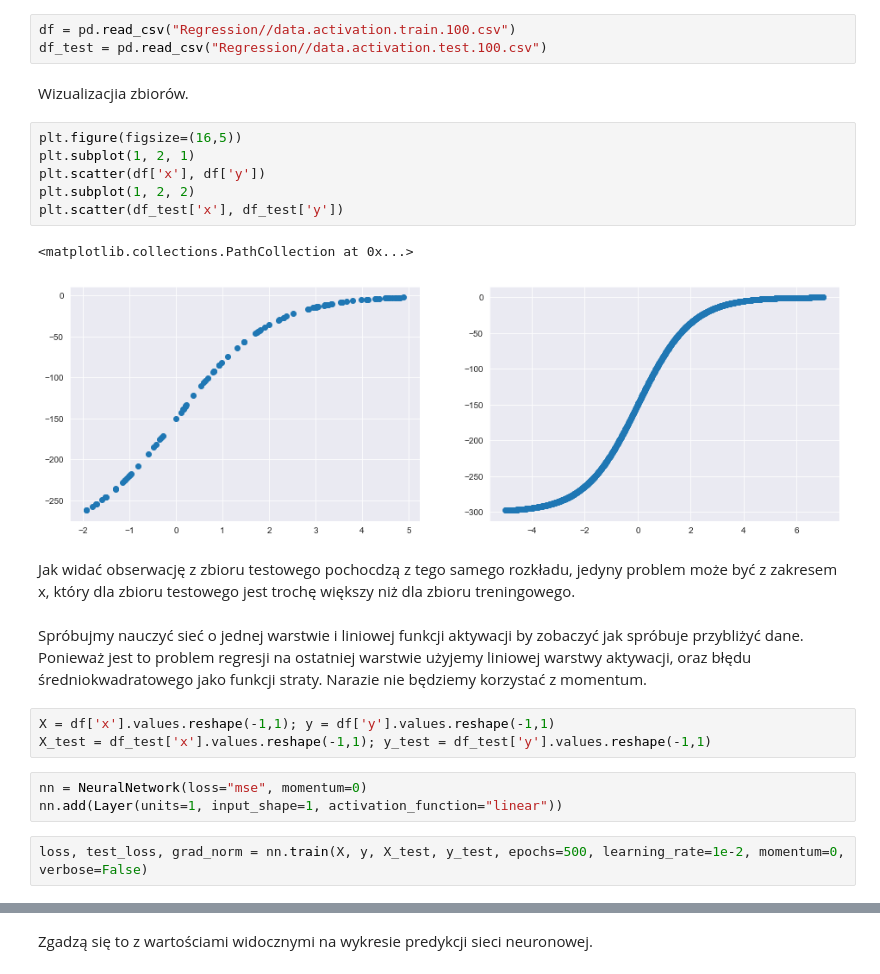
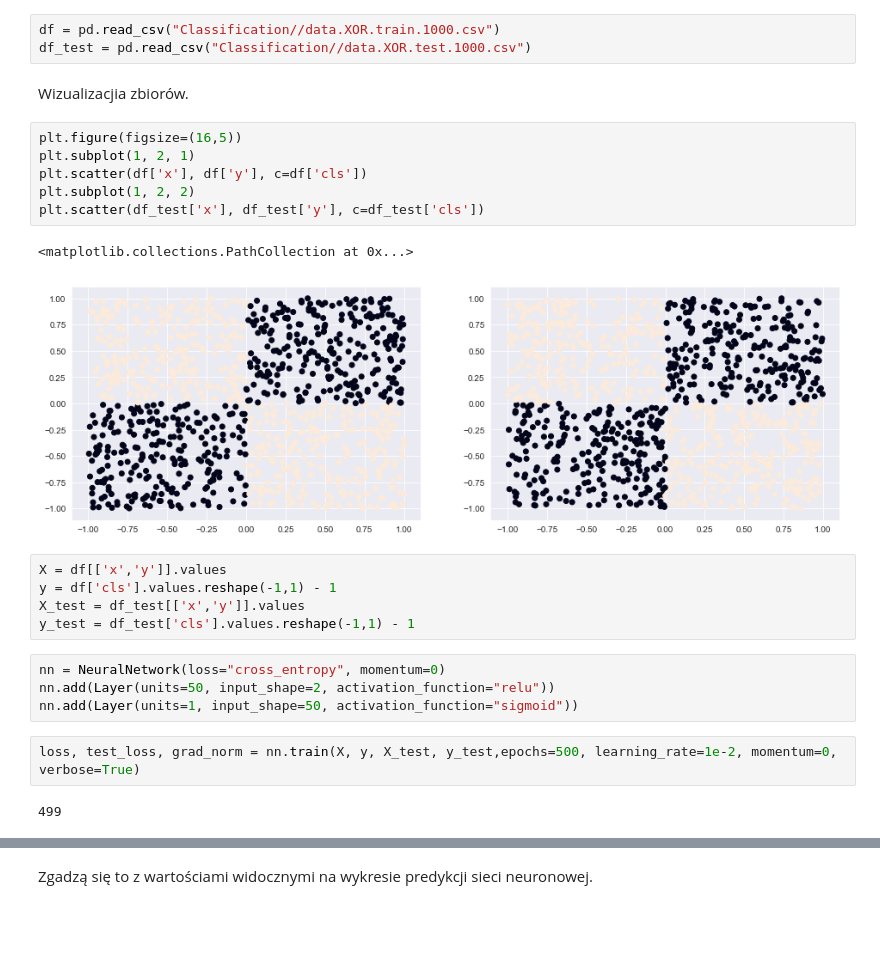
Before and after one commit to OlafSk/MGU2019, a Jupyter notebook: Raport - Regresja.ipynb, the cells around one changed output, grey strips where cells are left out. Cells and saved outputs as stored; diff of their text form; blank space fills up the shorter version.

Commit message:
add raport classif

```diff
--- a/Raport - Regresja.ipynb
+++ b/Raport - Regresja.ipynb
@@ -25,32 +25,32 @@ np.random.seed(1337)
 # %% [markdown]
 Wczytajmy dane.
 # %%
-df = pd.read_csv("Regression//data.activation.train.100.csv")
-df_test = pd.read_csv("Regression//data.activation.test.100.csv")
+df = pd.read_csv("Classification//data.XOR.train.1000.csv")
+df_test = pd.read_csv("Classification//data.XOR.test.1000.csv")
 # %% [markdown]
 Wizualizacjia zbiorów.
 # %%
 plt.figure(figsize=(16,5))
 plt.subplot(1, 2, 1)
-plt.scatter(df['x'], df['y'])
+plt.scatter(df['x'], df['y'], c=df['cls'])
 plt.subplot(1, 2, 2)
-plt.scatter(df_test['x'], df_test['y'])
+plt.scatter(df_test['x'], df_test['y'], c=df_test['cls'])
 # %% [output]
 <matplotlib.collections.PathCollection at 0x...>
-[figure, old version]
+[figure, new version]
-# %% [markdown]
-Jak widać obserwację z zbioru testowego pochocdzą z tego samego rozkładu, jedyny problem może być z zakresem x, który dla zbioru testowego jest trochę większy niż dla zbioru treningowego.
-# %% [markdown]
-Spróbujmy nauczyć sieć o jednej warstwie i liniowej funkcji aktywacji by zobaczyć jak spróbuje przybliżyć dane.
-Ponieważ jest to problem regresji na ostatniej warstwie użyjemy liniowej warstwy aktywacji, oraz błędu średniokwadratowego jako funkcji straty. Narazie nie będziemy korzystać z momentum.
 # %%
-X = df['x'].values.reshape(-1,1); y = df['y'].values.reshape(-1,1)
-X_test = df_test['x'].values.reshape(-1,1); y_test = df_test['y'].values.reshape(-1,1)
+X = df[['x','y']].values
+y = df['cls'].values.reshape(-1,1) - 1
+X_test = df_test[['x','y']].values
+y_test = df_test['cls'].values.reshape(-1,1) - 1
 # %%
-nn = NeuralNetwork(loss="mse", momentum=0)
-nn.add(Layer(units=1, input_shape=1, activation_function="linear"))
+nn = NeuralNetwork(loss="cross_entropy", momentum=0)
+nn.add(Layer(units=50, input_shape=2, activation_function="relu"))
+nn.add(Layer(units=1, input_shape=50, activation_function="sigmoid"))
 # %%
-loss, test_loss, grad_norm = nn.train(X, y, X_test, y_test, epochs=500, learning_rate=1e-2, momentum=0, verbose=False)
+loss, test_loss, grad_norm = nn.train(X, y, X_test, y_test,epochs=500, learning_rate=1e-2, momentum=0, verbose=True)
+# %% [output]
+499
 # %%
 plt.figure(figsize=(16,5))
 plt.subplot(1, 2, 1)
```
Also changed, not shown: parts of 7 cells of this notebook.
